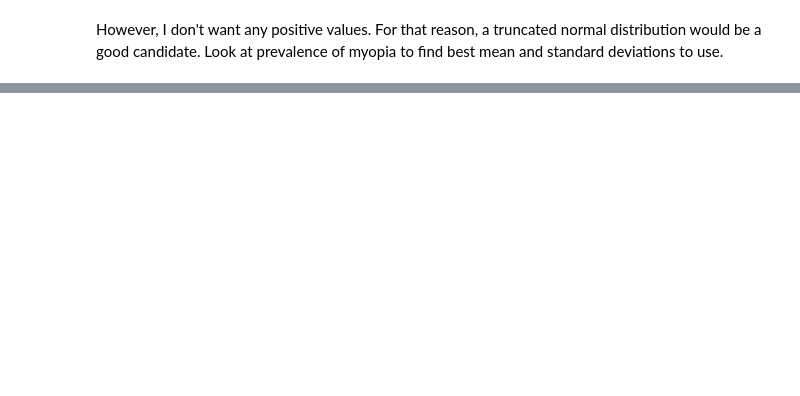
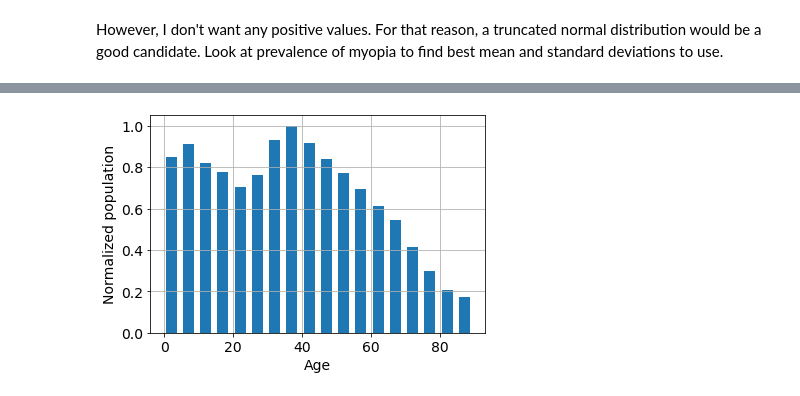
Before and after one commit to elizabethdaly/simulating-data, a Jupyter notebook: eyesight.ipynb, the cells around one changed output, grey strips where cells are left out. Saved outputs shown, nothing was run; the diff lists cells and outputs as text; code cells hidden in the pictures; blank space fills up the shorter version.

```diff
--- a/eyesight.ipynb
+++ b/eyesight.ipynb
@@ -247,0 +199,13 @@ plt
+# %%
+# Read in 2016 census data
+df = pd.read_csv('data\census2016.csv', header=None, nrows=18)
+
+# Generate an 'age' label = to mid point of each age bin in the file.
+df['years'] = np.arange(2, 89, 5)
+
+# Generate a label for population
+df['pop'] = df.iloc[:,1]
+
+# Normalize data to max population
+df['npop'] = df['pop']/df['pop'].max()
+df
@@ -247,0 +230,8 @@ plt
+# %%
+# What does this look like on a bar chart?
+plt.bar(df['years'], df['npop'], width=3.2)
+plt.xlabel('Age')
+plt.ylabel('Normalized population')
+plt.grid()
+# %% [output]
+[figure, added]
```
Also changed, not shown: parts of 28 cells of this notebook, 1 other file.
